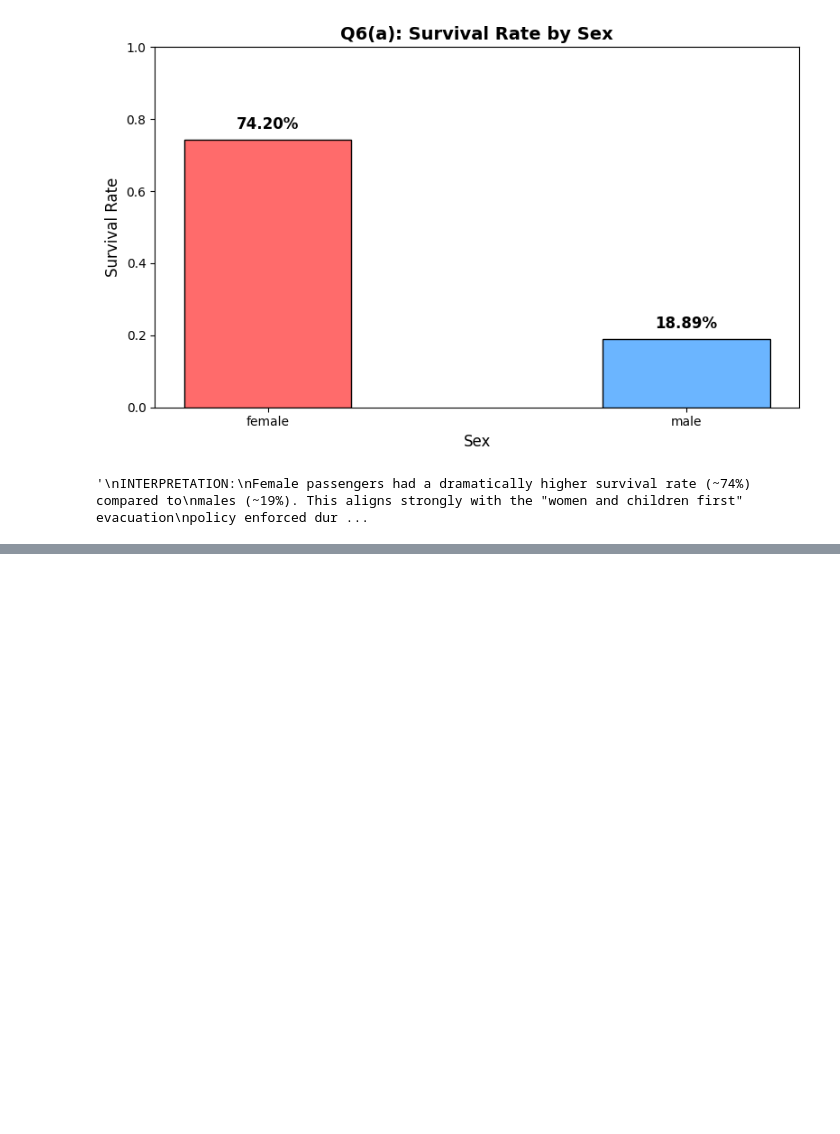
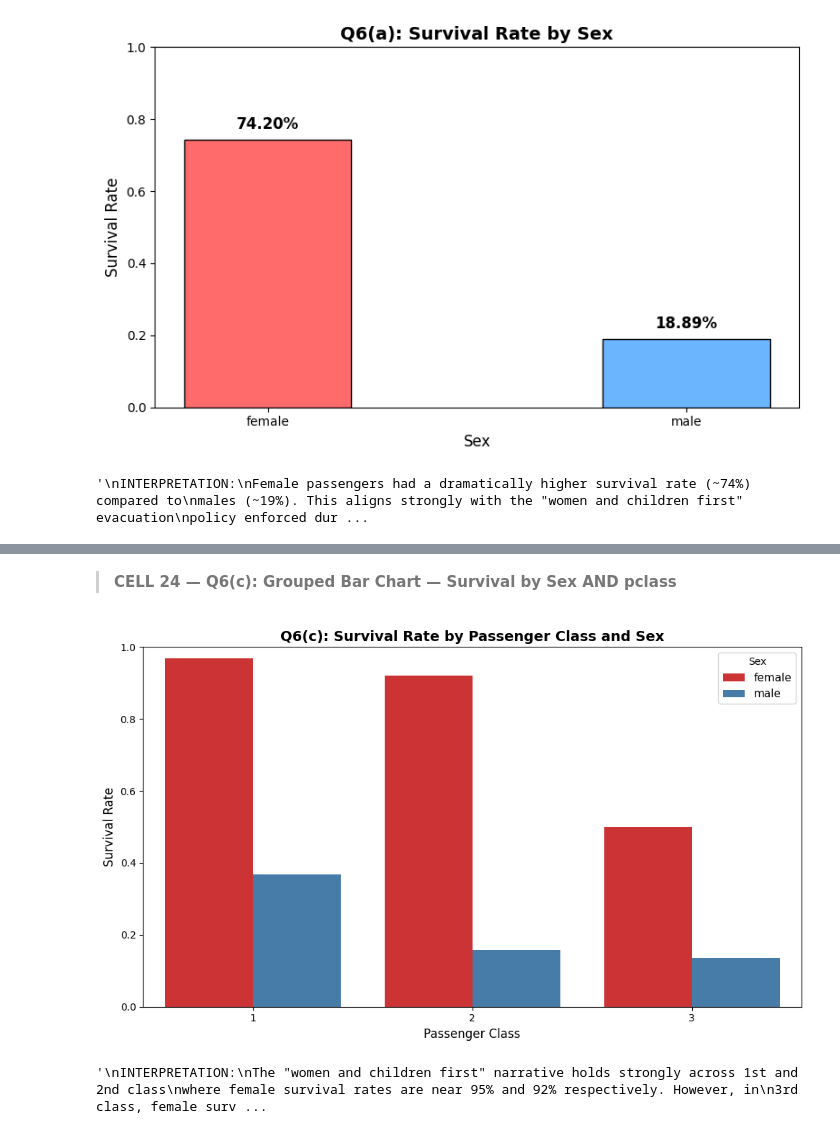
Before and after one commit to MuhammadAhmad1078/Titanic-Dataset-Exploratory-Analysis, a Jupyter notebook: 22F-8814-A2-Dataviz.ipynb, the cells around one changed output, grey strips where cells are left out. Saved outputs shown, nothing was run; the diff lists cells and outputs as text; code cells hidden in the pictures; blank space fills up the shorter version.

```diff
--- a/22F-8814-A2-Dataviz.ipynb
+++ b/22F-8814-A2-Dataviz.ipynb
@@ -653,0 +694,33 @@ points — underscores just how strictly the policy was applied.
+# %% [markdown]
+> **CELL 24 — Q6(c): Grouped Bar Chart — Survival by Sex AND pclass**
+# %%
+survival_sex_class = df.groupby(['pclass', 'sex'])['survived'].mean().reset_index()
+
+fig, ax = plt.subplots(figsize=(10, 6))
+
+sns.barplot(data=survival_sex_class, x='pclass', y='survived',
+            hue='sex', palette='Set1', ax=ax, errorbar=None)
+
+ax.set_title('Q6(c): Survival Rate by Passenger Class and Sex', fontsize=14, fontweight='bold')
+ax.set_xlabel('Passenger Class', fontsize=12)
+ax.set_ylabel('Survival Rate', fontsize=12)
+ax.set_ylim(0, 1)
+ax.legend(title='Sex', fontsize=11)
+
+plt.tight_layout()
+plt.show()
+
+"""
+INTERPRETATION:
+The "women and children first" narrative holds strongly across 1st and 2nd class
+where female survival rates are near 95% and 92% respectively. However, in
+3rd class, female survival drops to ~50% — still higher than men, but far lower
+than upper-class women. This reveals a class-survival interaction: rescue
+priority was applied, but physical access to lifeboats favoured upper decks
+(1st/2nd class). 3rd class passengers, regardless of sex, were disadvantaged
+by their deck location, language barriers, and locked gates — a historically
+documented phenomenon.
+"""
+# %% [output]
+[figure, added]
+'\nINTERPRETATION:\nThe "women and children first" narrative holds strongly across 1st and 2nd class\nwhere female survival rates are near 95% and 92% respectively. However, in\n3rd class, female surv ...
```
Also changed, not shown: parts of 16 cells of this notebook.
